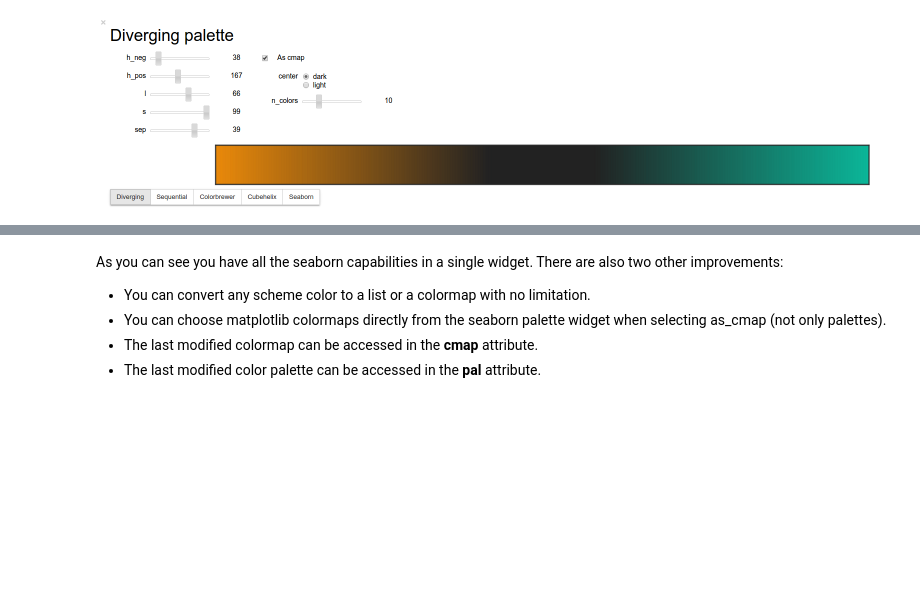
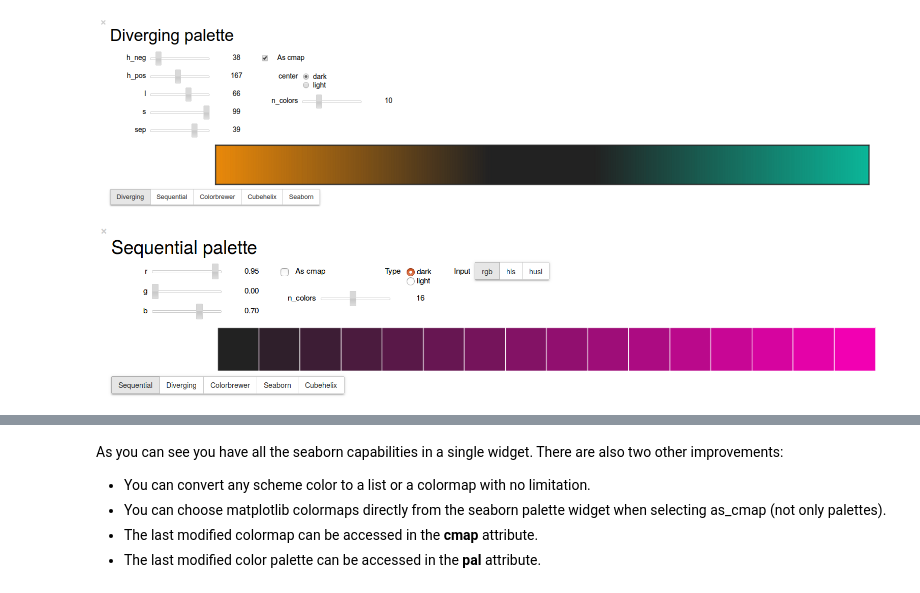
Before and after one commit to HCsoft-RD/shaolin, a Jupyter notebook: examples/Shaolin Colors.ipynb, the cells around one changed output, grey strips where cells are left out. Drawn from its saved outputs; the diff is of its cells as text; code cells hidden in the pictures; blank space fills up the shorter version.

Commit message:
colormap example improved

```diff
--- a/examples/Shaolin Colors.ipynb
+++ b/examples/Shaolin Colors.ipynb
@@ -54,3 +54,7 @@ mp.widget
 Image(filename='colors_data/img_1.png')
 # %% [output]
 [figure]
+# %%
+Image(filename='colors_data/seq_pal.png')
+# %% [output]
+[figure, added]
```
Also changed, not shown: parts of 12 cells of this notebook, 16 other files.
